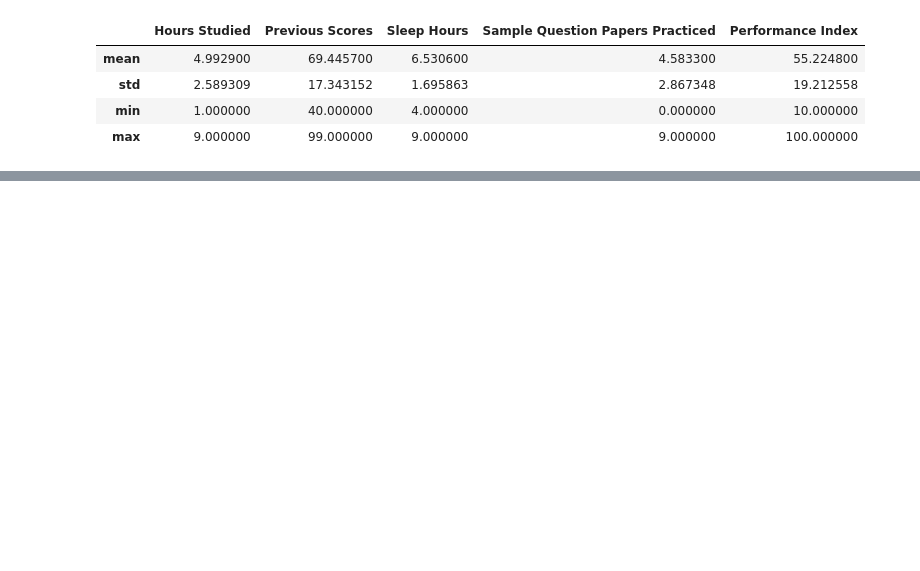
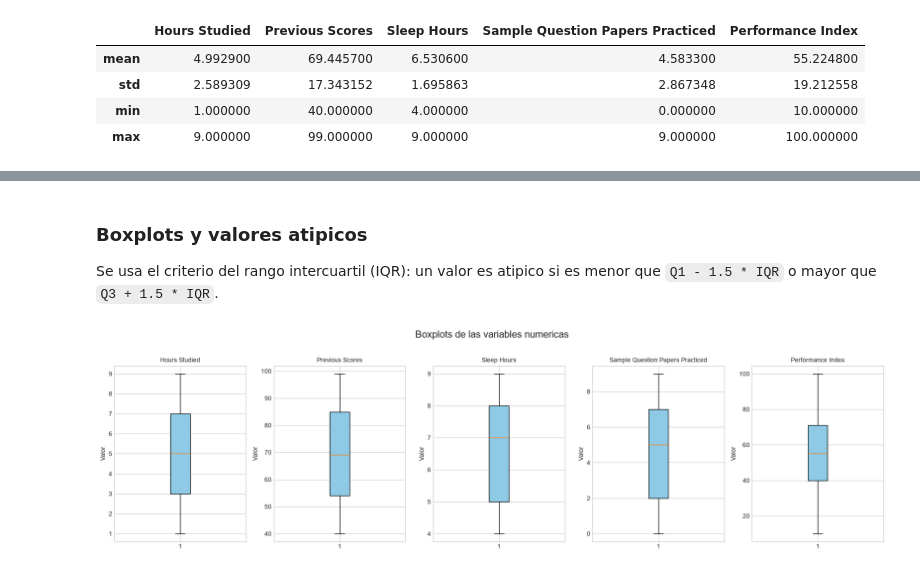
Before and after one commit to danielpulido01/RegresionLineal, a Jupyter notebook: main.ipynb, the cells around one changed output, grey strips where cells are left out. Drawn from its saved outputs; the diff is of its cells as text; code cells hidden in the pictures; blank space fills up the shorter version.

```diff
--- a/main.ipynb
+++ b/main.ipynb
@@ -79,0 +107,16 @@ estadisticas_numericas
+# %% [markdown]
+### Boxplots y valores atipicos
+
+Se usa el criterio del rango intercuartil (IQR): un valor es atipico si es menor que `Q1 - 1.5 * IQR` o mayor que `Q3 + 1.5 * IQR`.
+# %%
+fig, axes = plt.subplots(1, len(variables_numericas), figsize=(18, 5))
+for ax, columna in zip(axes, variables_numericas):
+    ax.boxplot(df[columna], patch_artist=True, boxprops={"facecolor": "#8ecae6"})
+    ax.set_title(columna, fontsize=10)
+    ax.set_ylabel("Valor")
+
+fig.suptitle("Boxplots de las variables numericas", fontsize=16, y=1.02)
+plt.tight_layout()
+plt.show()
+# %% [output]
+[figure, added]
```
Also changed, not shown: parts of 14 cells of this notebook.
